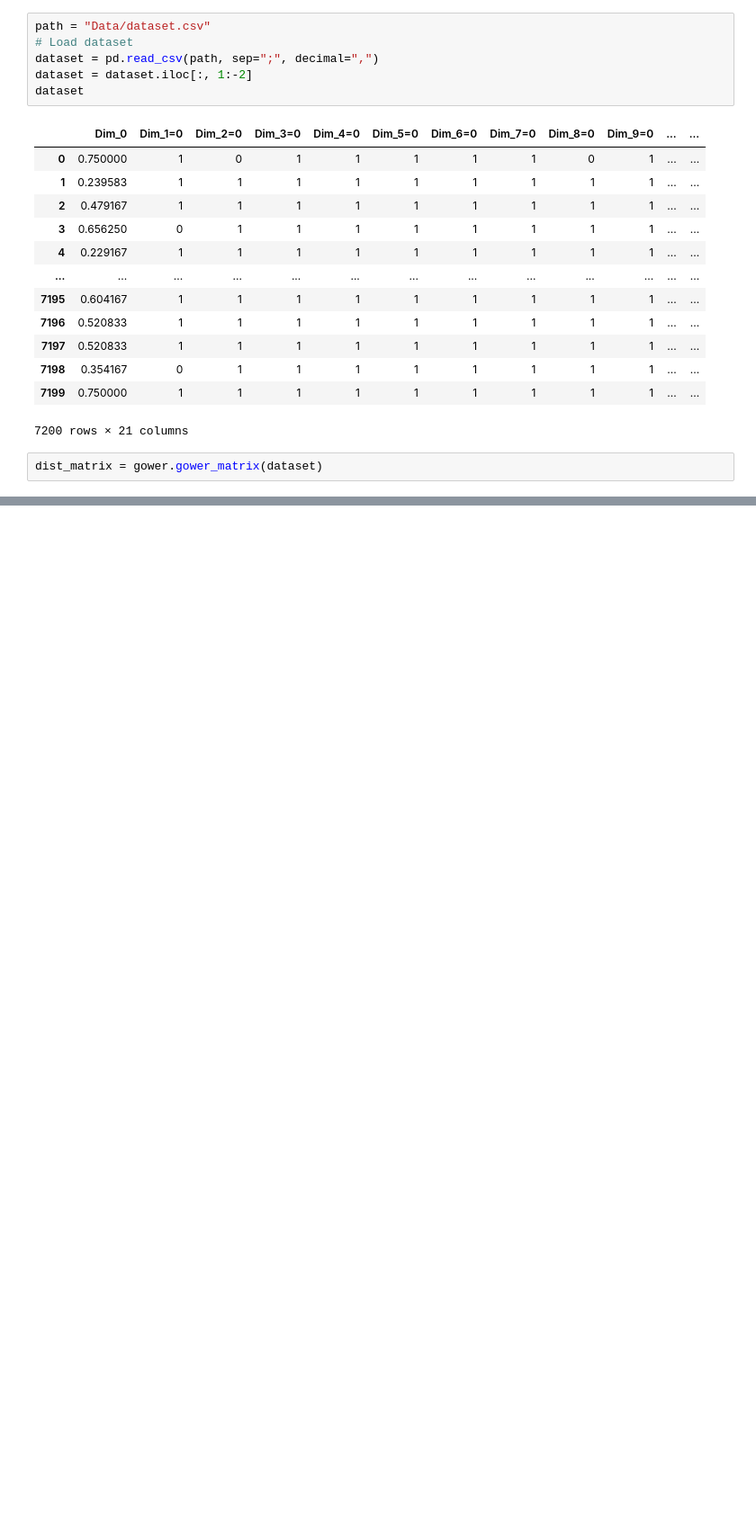
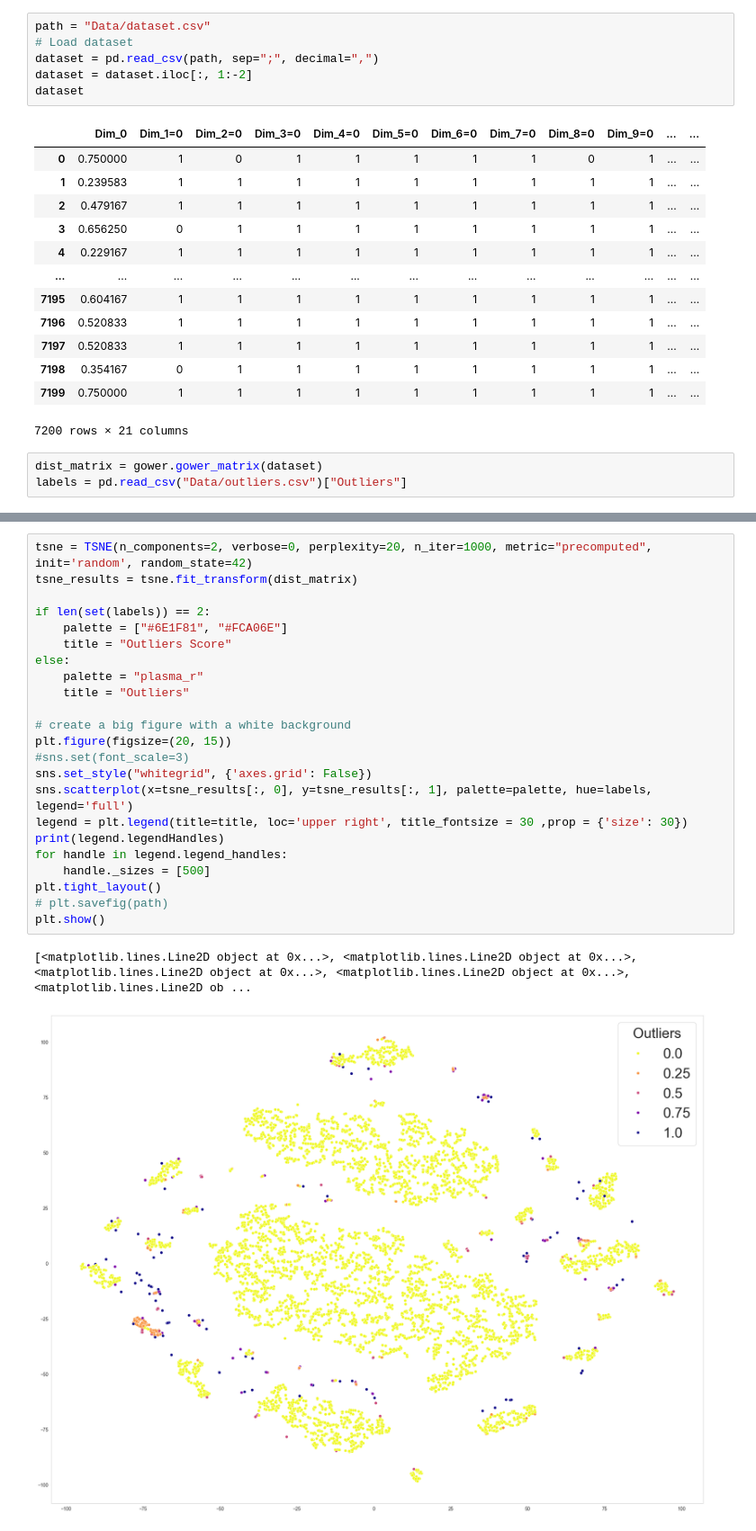
Before and after one commit to michelebanfi/anomaly-detection, a Jupyter notebook: project.ipynb, the cells around one changed output, grey strips where cells are left out. Shown at 90% size. Drawn from its saved outputs; the diff is of its cells as text; blank space fills up the shorter version.

```diff
--- a/project.ipynb
+++ b/project.ipynb
@@ -39,3 +39,4 @@ dataset
 7200 rows × 21 columns
 # %%
 dist_matrix = gower.gower_matrix(dataset)
+labels = pd.read_csv("Data/outliers.csv")["Outliers"]
@@ -111,0 +43,26 @@ plt.show()
+# %%
+tsne = TSNE(n_components=2, verbose=0, perplexity=20, n_iter=1000, metric="precomputed", init='random', random_state=42)
+tsne_results = tsne.fit_transform(dist_matrix)
+
+if len(set(labels)) == 2:
+    palette = ["#6E1F81", "#FCA06E"]
+    title = "Outliers Score"
+else:
+    palette = "plasma_r"
+    title = "Outliers"
+
+# create a big figure with a white background
+plt.figure(figsize=(20, 15))
+#sns.set(font_scale=3)
+sns.set_style("whitegrid", {'axes.grid': False})
+sns.scatterplot(x=tsne_results[:, 0], y=tsne_results[:, 1], palette=palette, hue=labels, legend='full')
+legend = plt.legend(title=title, loc='upper right', title_fontsize = 30 ,prop = {'size': 30})
+print(legend.legendHandles)
+for handle in legend.legend_handles:
+    handle._sizes = [500]
+plt.tight_layout()
+# plt.savefig(path)
+plt.show()
+# %% [output]
+[<matplotlib.lines.Line2D object at 0x...>, <matplotlib.lines.Line2D object at 0x...>, <matplotlib.lines.Line2D object at 0x...>, <matplotlib.lines.Line2D object at 0x...>, <matplotlib.lines.Line2D ob ...
+[figure, added]
```
Also changed, not shown: parts of 3 cells of this notebook, 17 other files.
